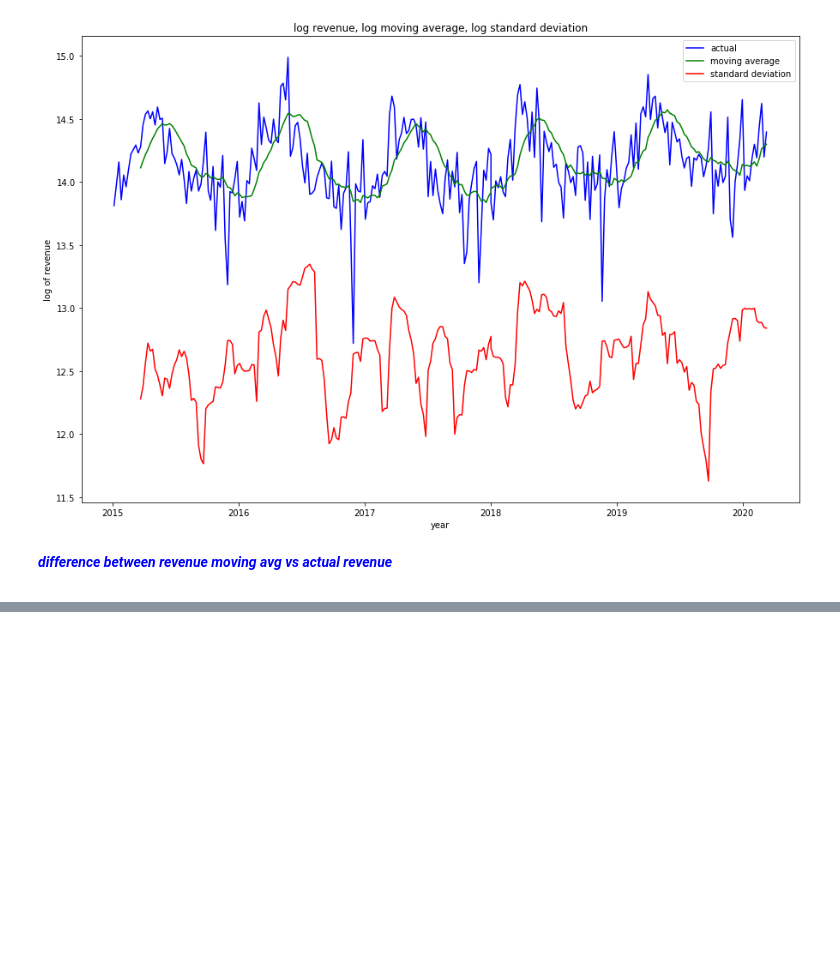
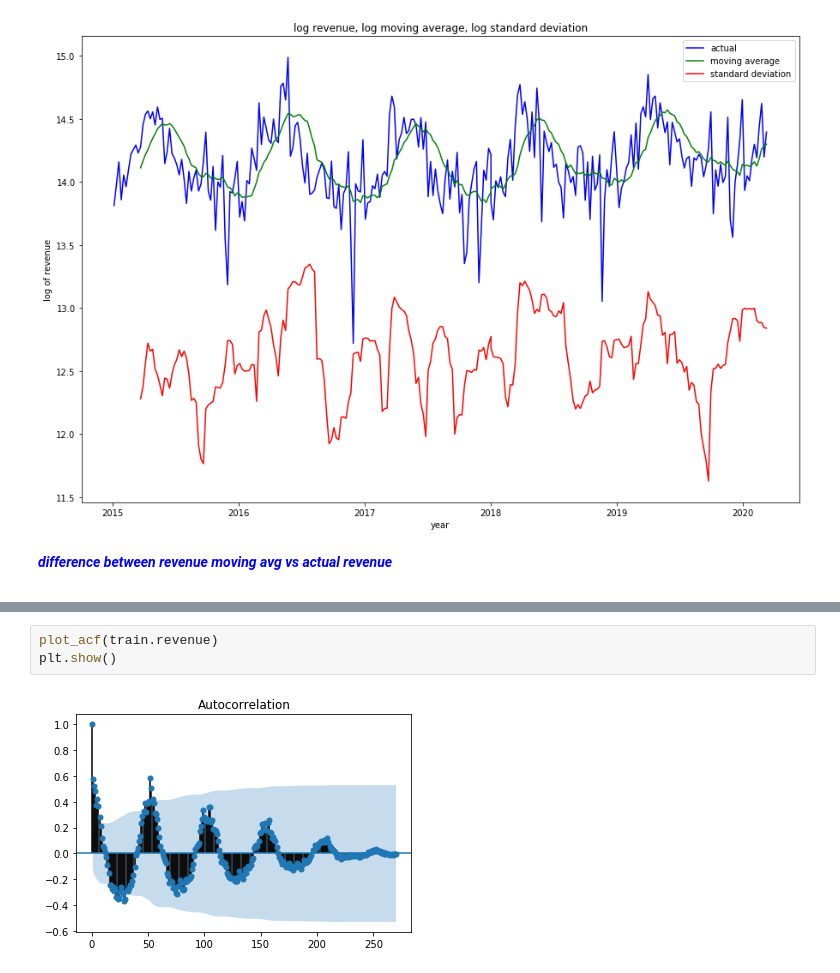
Before and after one commit to sudheerrao07/timeseries1, a Jupyter notebook: TimeSeries.ipynb, the cells around one changed output, grey strips where cells are left out. Drawn from its saved outputs; the diff is of its cells as text; blank space fills up the shorter version.

```diff
--- a/TimeSeries.ipynb
+++ b/TimeSeries.ipynb
@@ -309,0 +321,5 @@ tmp = x[ (x.SNPSH_DT == x.CLSD_DT) & (x.SNPSH_DT !=0) & (x.SNPSH_DT < x.TT+1)
+# %%
+plot_acf(train.revenue)
+plt.show()
+# %% [output]
+[figure, added]
```
Also changed, not shown: parts of 22 cells of this notebook.
